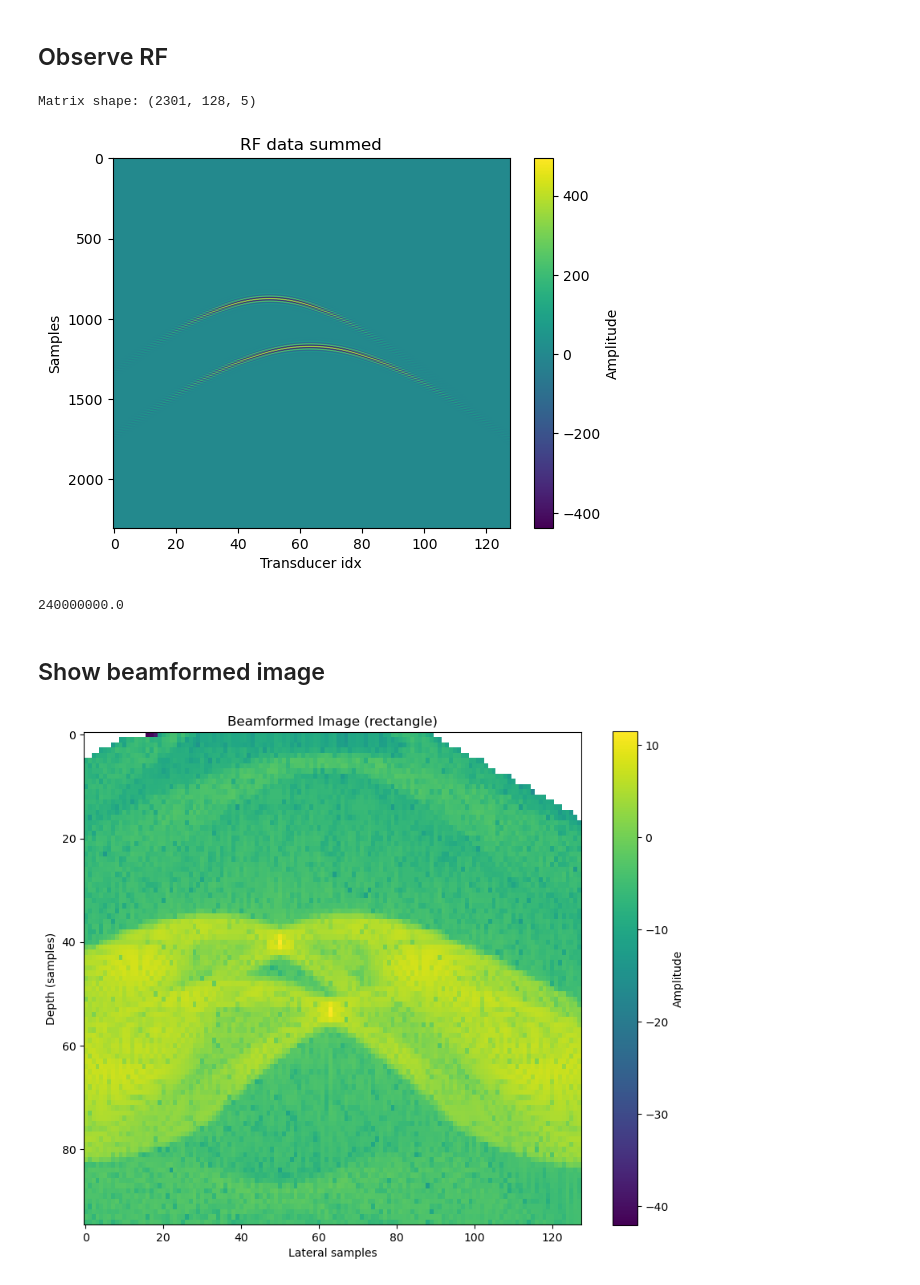
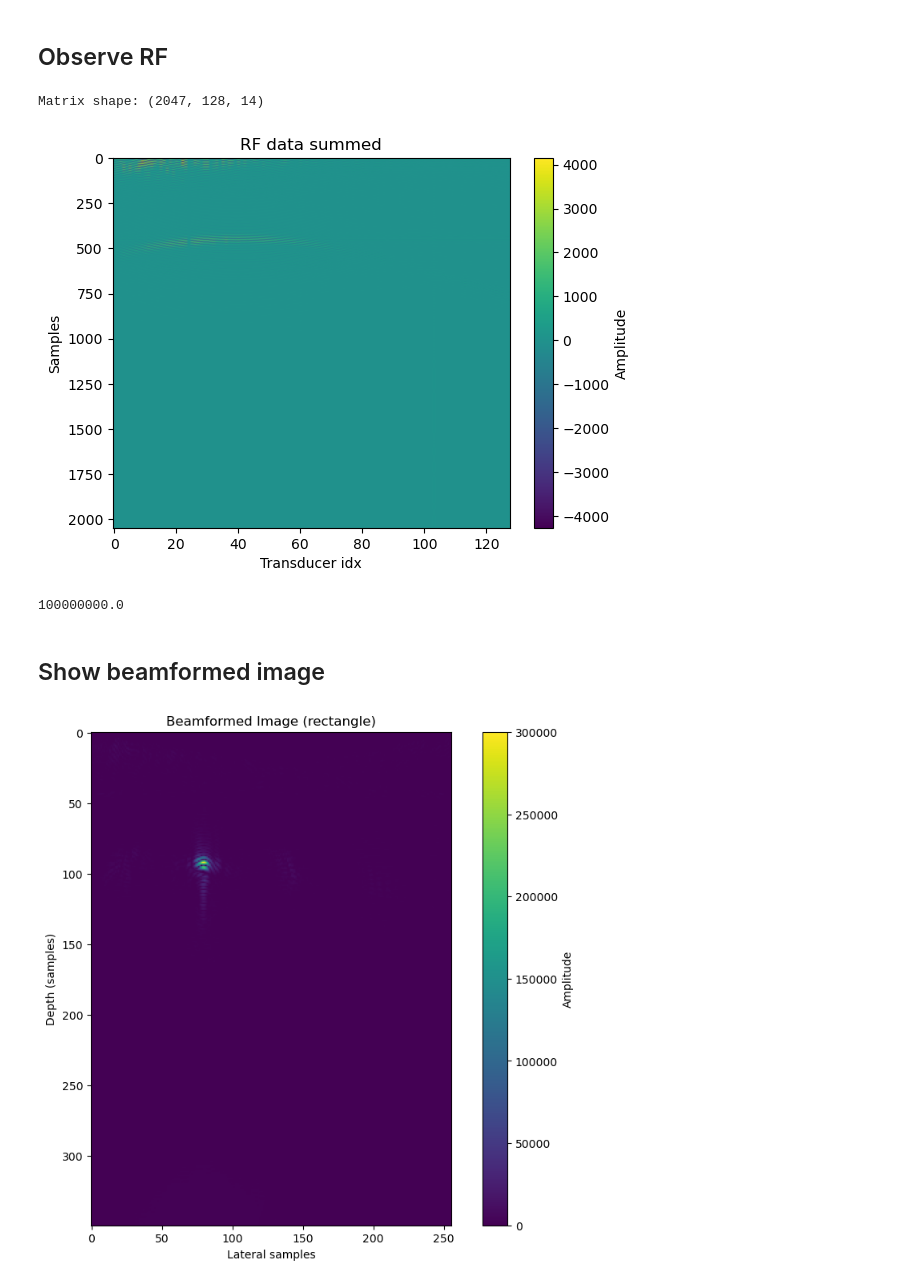
Before and after one commit to MatthieuVAUTRIN/superresolution, a Jupyter notebook: 002_beamforming_batches_multi_process.ipynb, the cells around one changed output. Saved outputs shown, nothing was run; the diff lists cells and outputs as text; code cells hidden in the pictures.

Commit message:
delay problem fixed, auto acquisition system delay compensated

```diff
--- a/002_beamforming_batches_multi_process.ipynb
+++ b/002_beamforming_batches_multi_process.ipynb
@@ -1,7 +1,7 @@
 # %% [markdown]
 # Settings
 # %%
-parameters_file_path = "/home/matmat/Documents/urban_lab/002_Superresolution/superresolution/data_rf/compare_sims/0001_params.json"
+parameters_file_path = "/home/matmat/Documents/urban_lab/002_Superresolution/superresolution/data_bf/hair_data/0005_params.json"
 
 #Simulation settings
 using_simulation_data = False
@@ -9,7 +9,7 @@ rf_matrix_path = "/home/matmat/Documents/urban_lab/002_Superresolution/superreso
 
 #Real data settings
 using_matlab_data = True
-matlab_rf_data_path = "/home/matmat/Documents/urban_lab/002_Superresolution/raw_data/003_sim_rf_gab/0001_rf.mat"
+matlab_rf_data_path = "/home/matmat/Documents/urban_lab/002_Superresolution/raw_data/002_real_hair/0005_RF.mat"
 interpolate_data = True
 
 #Batch processing settings
@@ -26,8 +26,8 @@ other_apodization = "rectangle".lower()
 #Saving parameters
 save_image = True
 bf_data_path = "./data_bf/"
-folder_name = "compare_sims"
-beamformed_apodized_matrix_name = "0001_bf"
+folder_name = "hair_data"
+beamformed_apodized_matrix_name = "0005_bf"
 angles_debbuging = True
 # %% [markdown]
 # Imports
@@ -123,7 +123,7 @@ def get_filtered_matrices(zero_stuffed_rf_matrices_summed, frequency, sampling_f
     filtered_rf_matrices_summed = np.zeros((zero_stuffed_rf_matrices_summed.shape[0], zero_stuffed_rf_matrices_summed.shape[1], zero_stuffed_rf_matrices_summed.shape[2]))
 
     new_samples = zero_stuffed_rf_matrices_summed.shape[0]
-    cutoff_freq = 0.50 * frequency #use Nyquist frequency as cutoff frequency
+    cutoff_freq = 0.49 * frequency #use Nyquist frequency as cutoff frequency
 
     filtering_function = firwin(new_samples, cutoff_freq, fs=sampling_frequency, window='hamming')
 
@@ -264,6 +264,8 @@ def save_beamformed_data(bf_matrix, filename, destination=f"{bf_data_path}/{fold
 # %%
 @njit(parallel=True)
 def beamforming_opt(rf_summed_matrices, nx, nz, dx, dz, x0, z0, delay0, pitch, c, array_length, samples, sampling_rate, aperture, apodization_function, using_real_data, frames, debug, angles = [0]):
+
+    #var initrt
 
     max_acquisition_depth, samples_for_acquisition_depth, samples_for_array_length = get_samples_depth_lateral_resolution(samples, sampling_rate, c, dx, dz, pitch, array_length)
 
@@ -276,16 +278,31 @@ def beamforming_opt(rf_summed_matrices, nx, nz, dx, dz, x0, z0, delay0, pitch, c
     if nz is None:
         nz = samples_for_acquisition_depth
 
+    cos_angles = [np.cos(angle * np.pi/180) for angle in angles]
+    sin_angles = [np.sin(angle * np.pi/180) for angle in angles]
+
+    t0_delay = [fixed_delay for _ in range(len(angles))]
+
+    if using_real_data:
+        t0_delay = [t0_delay[i] + ((array_length * pitch) * sin_angle / c) * (angles[i] < 0) for i, sin_angle in enumerate(sin_angles)]
+        min_t0_delay = min(t0_delay)
+        t0_delay = [t0_delay[i] - min_t0_delay for i in range(len(t0_delay))]
+
+
+
     if debug:
         print("\n" + "="*60)
         print(f"✓ BEAMFORMING CONFIGURATION:")
         print(f"  • Resolution: {nx} x {nz}")
         print(f"  • Acquisition depth:",max_acquisition_depth,"m",f"({samples_for_acquisition_depth} samples)")
         print(f"  • Fixed delay:",fixed_delay,"s",f"({delay0} samples)")
+        print(f"  • Delays: ",t0_delay, " - Min delay: ",min(t0_delay), "s")
         print(f"  • Array length:",array_length * pitch,"m",f"({samples_for_array_length} samples)")
         print(f"  • Apodization: {apodization_function}")
         print(f"  • Processing {len(angles)} angle(s)")
         print("-"*60)
+
+
 
     for h in range(0, frames): #for each frame
         if debug:
@@ -294,17 +311,6 @@ def beamforming_opt(rf_summed_matrices, nx, nz, dx, dz, x0, z0, delay0, pitch, c
         for i in range(0, len(angles)): #for each angle
             if debug:
                 print(f"    ↳ Processing angle",angles[i],"°",f"[{i+1}/{len(angles)}]")
-
-            cos_angle = np.cos(angles[i] * np.pi/180)
-            sin_angle = np.sin(angles[i] * np.pi/180)
-
-            # print("Angle", angles[i], "cos=", cos_angle, "sin=", sin_angle)
-
-            additional_delay = 0
-
-            if angles[i] < 0 and using_real_data:
-                additional_delay = (array_length * pitch) * sin_angle / c
-                # print("    ↳ Additional delay: ",additional_delay)
 
             for j in range(0, samples_for_array_length): #for each lateral res sample
 
@@ -328,12 +334,12 @@ def beamforming_opt(rf_summed_matrices, nx, nz, dx, dz, x0, z0, delay0, pitch, c
                         effective_array_length,
                         array_length,
                         position,
-                        0.9,
+                        0.5,
                         pitch
                     )
 
                     for l in range(0, array_length): #for each transducer
-                        delay = ((depth * cos_angle + position * sin_angle)  + (np.sqrt(depth**2 + (l * pitch - position)**2))) / c - additional_delay - fixed_delay #delay in s
+                        delay = ((depth * cos_angles[i] + position * sin_angles[i])  + (np.sqrt(depth**2 + (l * pitch - position)**2))) / c - t0_delay[i] #delay in s
 
                         exact_delay_idx_float = delay * sampling_rate
 
@@ -712,12 +718,12 @@ plt.ylabel('Samples')
 plt.colorbar(label='Amplitude')
 plt.show()
 # %% [output]
-Matrix shape: (2301, 128, 5)
+Matrix shape: (2047, 128, 14)
-[figure, old version]
+[figure, new version]
 # %%
 params['rf']['upsampled_sampling_rate']
 # %% [output]
-240000000.0
+100000000.0
 # %% [markdown]
 ## Show beamformed image
 # %%
@@ -734,33 +740,33 @@ pixel_height = params["image"]["dz"]
 physical_aspect = pixel_width / pixel_height
 
 plt.figure(figsize=(10, 8))
-plt.imshow(np.log(np.abs(bf_image)), cmap='viridis', aspect=physical_aspect,
+plt.imshow(np.abs(bf_image), cmap='viridis', aspect=physical_aspect,
         #    extent=[0, samples_for_array_length * pixel_width, #for unit
         #            samples_for_acquisition_depth * pixel_height, 0]
         )
 
 plt.title(f"Beamformed Image ({'env_nsi' if run_nsi_apodization else other_apodization})")
 #  labels for extent
 # plt.xlabel(f"Lateral distance (m)")
 # plt.ylabel(f"Depth (m)")
 
 plt.xlabel("Lateral samples")
 plt.ylabel("Depth (samples)")
 
 # box around the xo, zo, nx, nz
 x0 = params["image"]["x0"]
 z0 = params["image"]["z0"]
 nx = params["image"]["nx"]
 nz = params["image"]["nz"]
 
 if nx is not None and nz is not None:
     plt.plot([x0, x0+nx, x0+nx, x0, x0], [z0, z0, z0+nz, z0+nz, z0], 'r--', label='ROI')
     plt.legend()
 
 plt.colorbar(label="Amplitude")
 
 if save_image:
     plt.savefig(f"{bf_data_path}{folder_name}/images/{beamformed_apodized_matrix_name}_{"env_nsi" if run_nsi_apodization else other_apodization}.png")
 plt.show()
 # %% [output]
-[figure, old version]
+[figure, new version]
```
Also changed, not shown: parts of 6 cells of this notebook, 2 other files.
